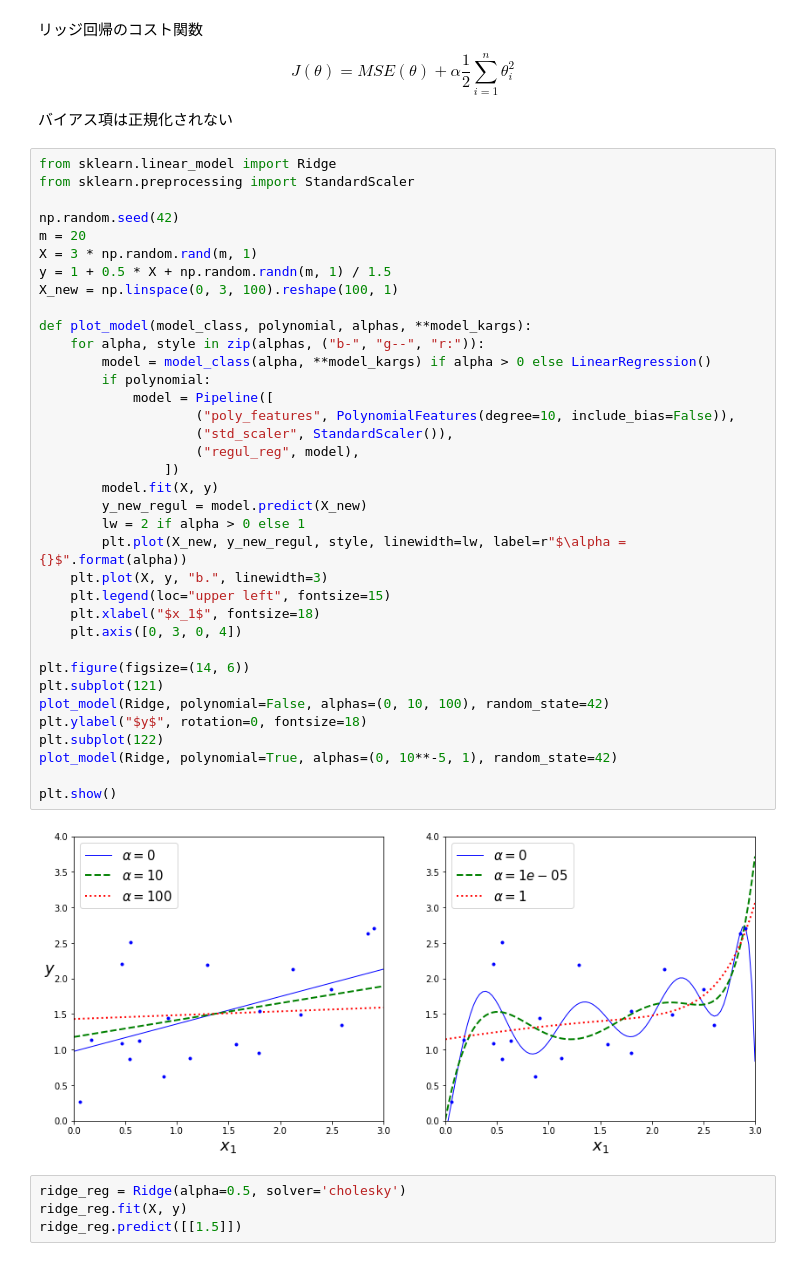
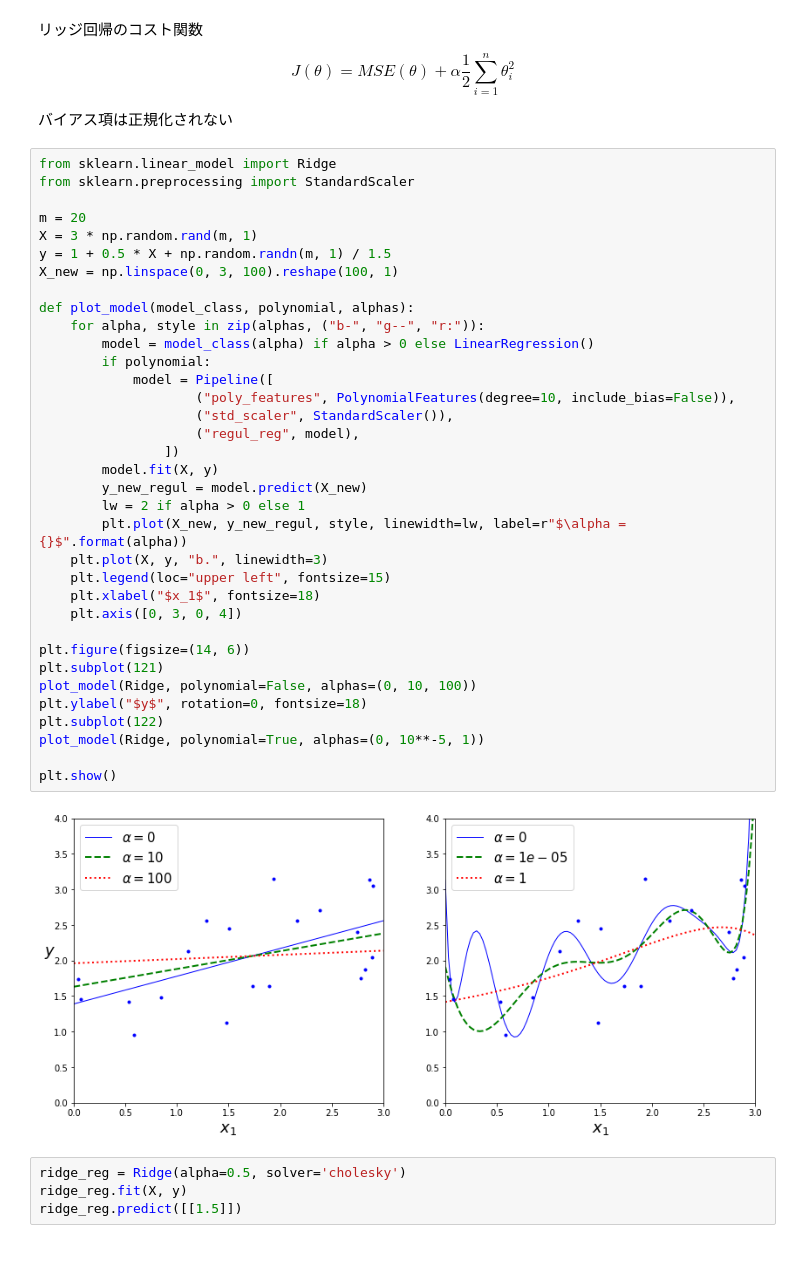
Before and after one commit to thimi0412/sklearn-tensor, a Jupyter notebook: 4.ipynb, the cells around one changed output. Drawn from its saved outputs; the diff is of its cells as text.

```diff
--- a/4.ipynb
+++ b/4.ipynb
@@ -401,40 +401,39 @@ J(\theta) = MSE(\theta) + \alpha\frac{1}{2}\sum_{i=1}^{n}\theta_i^2
 from sklearn.linear_model import Ridge
 from sklearn.preprocessing import StandardScaler
 
-np.random.seed(42)
 m = 20
 X = 3 * np.random.rand(m, 1)
 y = 1 + 0.5 * X + np.random.randn(m, 1) / 1.5
 X_new = np.linspace(0, 3, 100).reshape(100, 1)
 
-def plot_model(model_class, polynomial, alphas, **model_kargs):
+def plot_model(model_class, polynomial, alphas):
     for alpha, style in zip(alphas, ("b-", "g--", "r:")):
-        model = model_class(alpha, **model_kargs) if alpha > 0 else LinearRegression()
+        model = model_class(alpha) if alpha > 0 else LinearRegression()
         if polynomial:
             model = Pipeline([
                     ("poly_features", PolynomialFeatures(degree=10, include_bias=False)),
                     ("std_scaler", StandardScaler()),
                     ("regul_reg", model),
                 ])
         model.fit(X, y)
         y_new_regul = model.predict(X_new)
         lw = 2 if alpha > 0 else 1
         plt.plot(X_new, y_new_regul, style, linewidth=lw, label=r"$\alpha = {}$".format(alpha))
     plt.plot(X, y, "b.", linewidth=3)
     plt.legend(loc="upper left", fontsize=15)
     plt.xlabel("$x_1$", fontsize=18)
     plt.axis([0, 3, 0, 4])
 
 plt.figure(figsize=(14, 6))
 plt.subplot(121)
-plot_model(Ridge, polynomial=False, alphas=(0, 10, 100), random_state=42)
+plot_model(Ridge, polynomial=False, alphas=(0, 10, 100))
 plt.ylabel("$y$", rotation=0, fontsize=18)
 plt.subplot(122)
-plot_model(Ridge, polynomial=True, alphas=(0, 10**-5, 1), random_state=42)
+plot_model(Ridge, polynomial=True, alphas=(0, 10**-5, 1))
 
 plt.show()
 # %% [output]
-[figure, old version]
+[figure, new version]
 # %%
 ridge_reg = Ridge(alpha=0.5, solver='cholesky')
 ridge_reg.fit(X, y)
```
Also changed, not shown: parts of 2 cells of this notebook.
